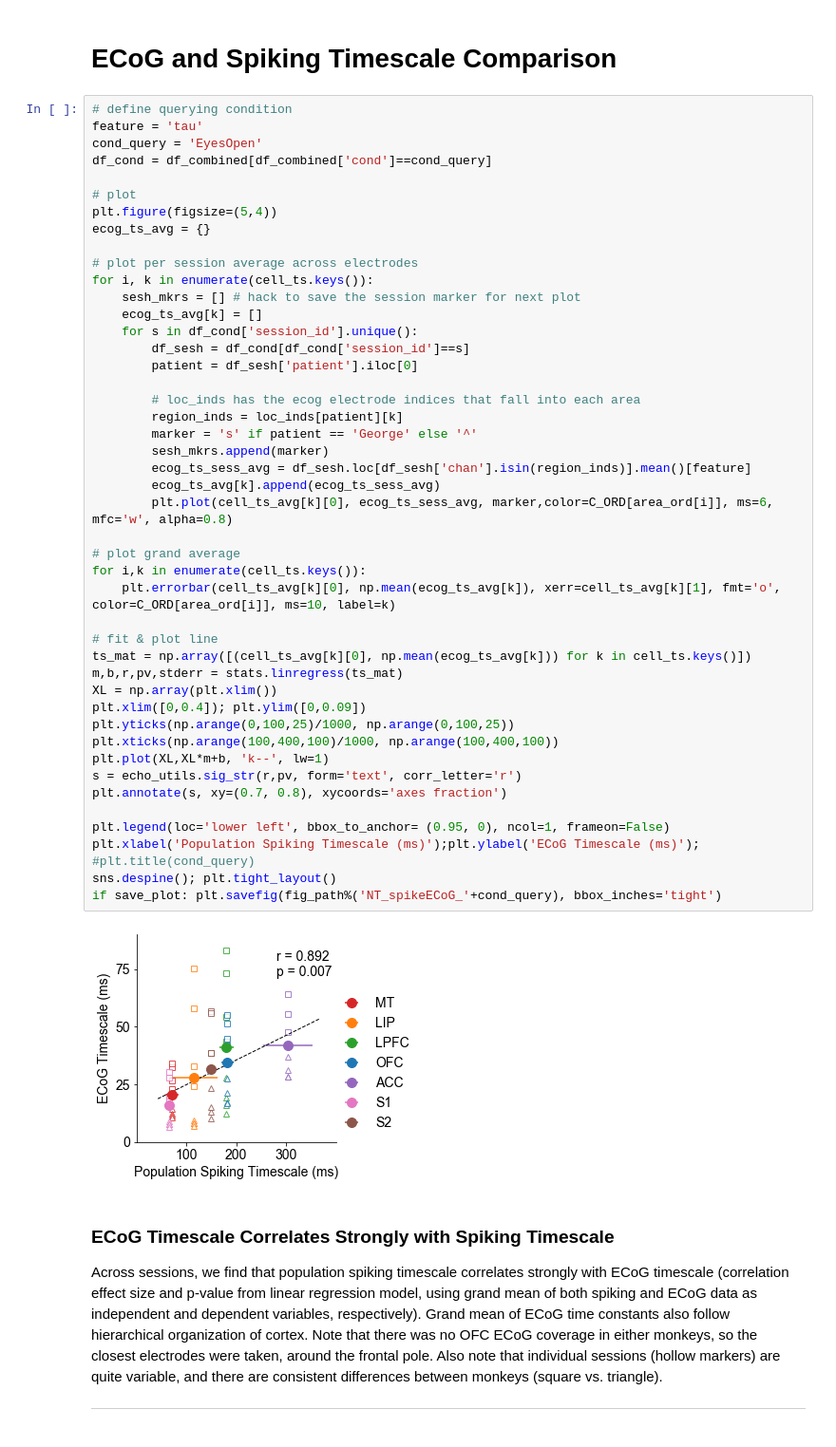
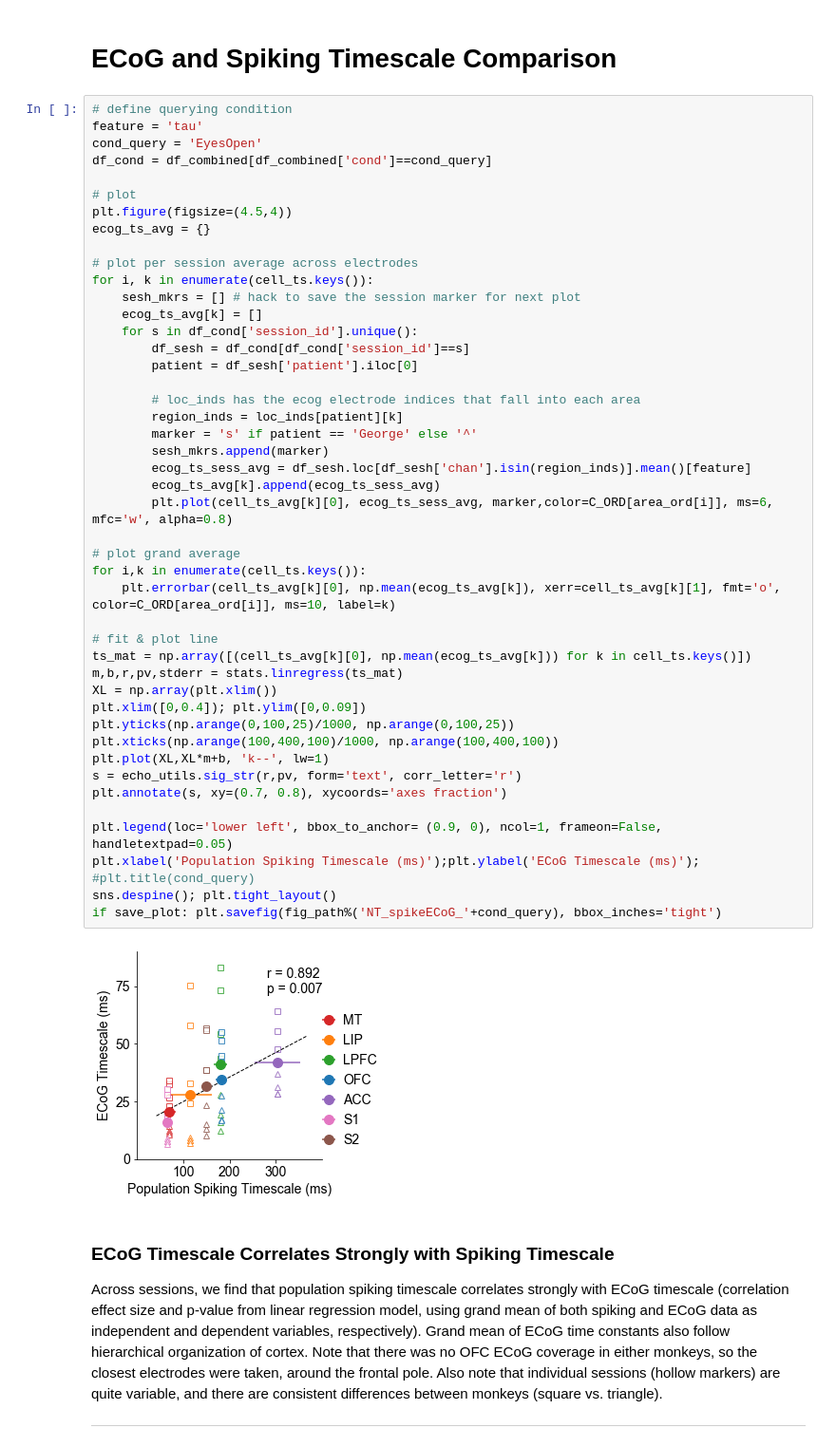
Before and after one commit to rdgao/field-echos, a Jupyter notebook: notebooks/2_viz_NeuroTycho-SU.ipynb, the cells around one changed output. Shown at 95% size. Saved outputs shown, nothing was run; the diff lists cells and outputs as text.

```diff
--- a/notebooks/2_viz_NeuroTycho-SU.ipynb
+++ b/notebooks/2_viz_NeuroTycho-SU.ipynb
@@ -73,7 +73,7 @@ cond_query = 'EyesOpen'
 df_cond = df_combined[df_combined['cond']==cond_query]
 
 # plot
-plt.figure(figsize=(5,4))
+plt.figure(figsize=(4.5,4))
 ecog_ts_avg = {}
 
 # plot per session average across electrodes
@@ -84,35 +84,35 @@ for i, k in enumerate(cell_ts.keys()):
         df_sesh = df_cond[df_cond['session_id']==s]
         patient = df_sesh['patient'].iloc[0]
 
         # loc_inds has the ecog electrode indices that fall into each area
         region_inds = loc_inds[patient][k]
         marker = 's' if patient == 'George' else '^'
         sesh_mkrs.append(marker)
         ecog_ts_sess_avg = df_sesh.loc[df_sesh['chan'].isin(region_inds)].mean()[feature]
         ecog_ts_avg[k].append(ecog_ts_sess_avg)
         plt.plot(cell_ts_avg[k][0], ecog_ts_sess_avg, marker,color=C_ORD[area_ord[i]], ms=6, mfc='w', alpha=0.8)
 
 # plot grand average
 for i,k in enumerate(cell_ts.keys()):
     plt.errorbar(cell_ts_avg[k][0], np.mean(ecog_ts_avg[k]), xerr=cell_ts_avg[k][1], fmt='o', color=C_ORD[area_ord[i]], ms=10, label=k)
 
 # fit & plot line
 ts_mat = np.array([(cell_ts_avg[k][0], np.mean(ecog_ts_avg[k])) for k in cell_ts.keys()])
 m,b,r,pv,stderr = stats.linregress(ts_mat)
 XL = np.array(plt.xlim())
 plt.xlim([0,0.4]); plt.ylim([0,0.09])
 plt.yticks(np.arange(0,100,25)/1000, np.arange(0,100,25))
 plt.xticks(np.arange(100,400,100)/1000, np.arange(100,400,100))
 plt.plot(XL,XL*m+b, 'k--', lw=1)
 s = echo_utils.sig_str(r,pv, form='text', corr_letter='r')
 plt.annotate(s, xy=(0.7, 0.8), xycoords='axes fraction')
 
-plt.legend(loc='lower left', bbox_to_anchor= (0.95, 0), ncol=1, frameon=False)
+plt.legend(loc='lower left', bbox_to_anchor= (0.9, 0), ncol=1, frameon=False, handletextpad=0.05)
 plt.xlabel('Population Spiking Timescale (ms)');plt.ylabel('ECoG Timescale (ms)'); #plt.title(cond_query)
 sns.despine(); plt.tight_layout()
 if save_plot: plt.savefig(fig_path%('NT_spikeECoG_'+cond_query), bbox_inches='tight')
 # %% [output]
-[figure, old version]
+[figure, new version]
 # %% [markdown]
 ### ECoG Timescale Correlates Strongly with Spiking Timescale
 Across sessions, we find that population spiking timescale correlates strongly with ECoG timescale (correlation effect size and p-value from linear regression model, using grand mean of both spiking and ECoG data as independent and dependent variables, respectively). Grand mean of ECoG time constants also follow hierarchical organization of cortex. Note that there was no OFC ECoG coverage in either monkeys, so the closest electrodes were taken, around the frontal pole. Also note that individual sessions (hollow markers) are quite variable, and there are consistent differences between monkeys (square vs. triangle).
```
Also changed, not shown: 29 other files.
